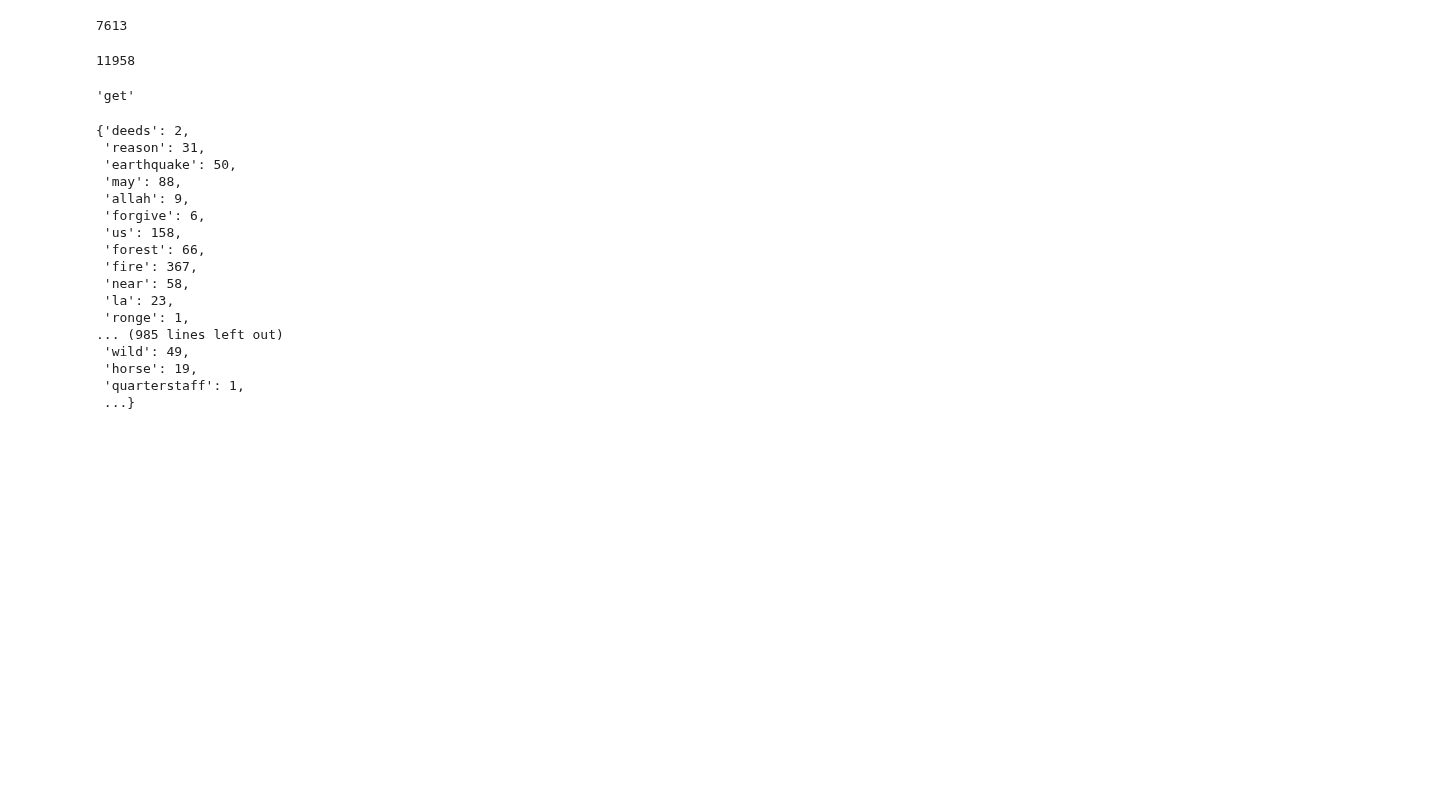
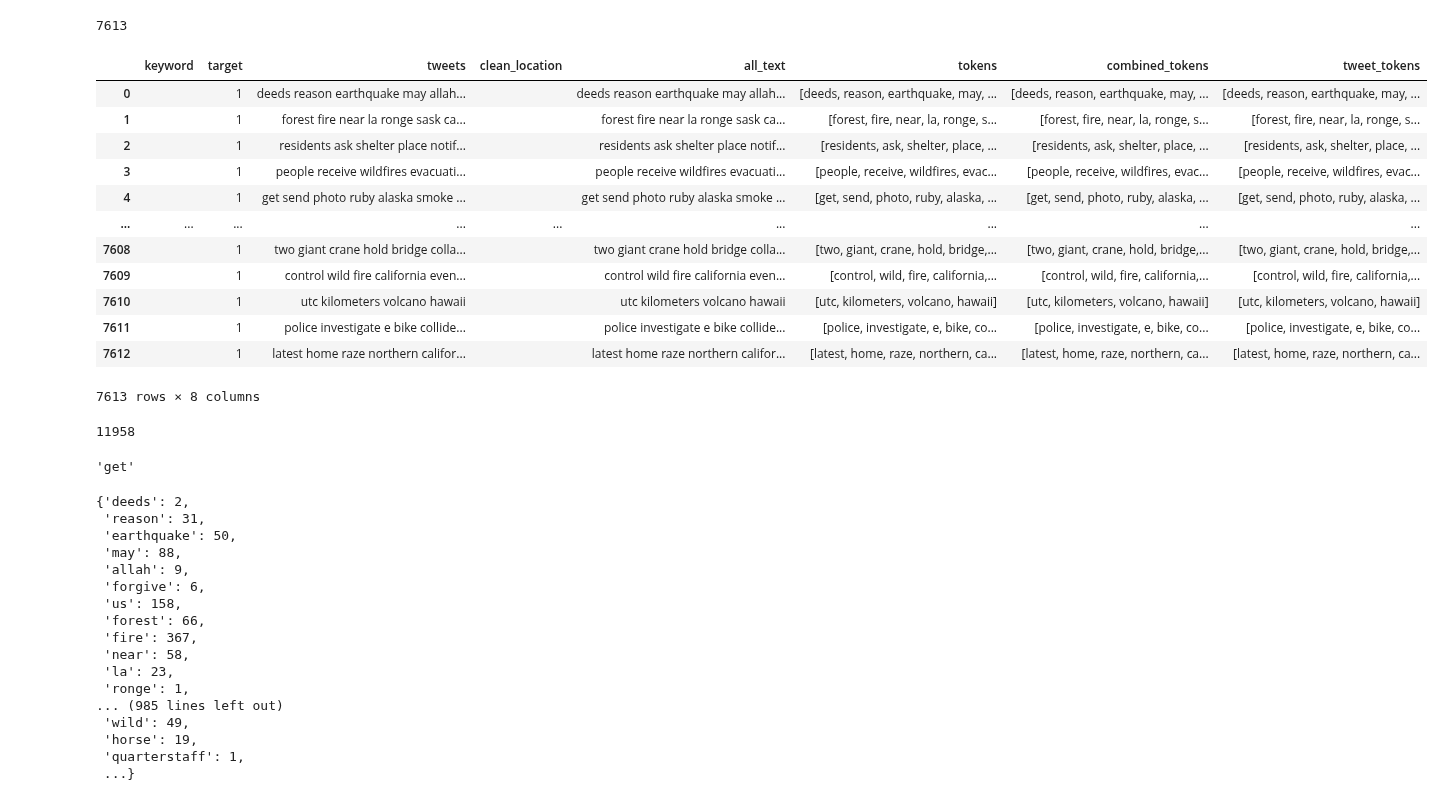
Before and after one commit to 8REN/disaster_tweets, a Jupyter notebook: preprocess_text.ipynb, the cells around one changed output. Cells and saved outputs as stored; diff of their text form; code cells hidden in the pictures; blank space fills up the shorter version.

```diff
--- a/preprocess_text.ipynb
+++ b/preprocess_text.ipynb
@@ -150,13 +150,17 @@ def tweet_preprocess(df):
 
     def denoise_tweet(text):
         new_text = re.sub(r"\S*https?:\S*",  r"", text)
-        nan_text = re.sub('nan', '', new_text)
+        x = re.sub('#cafire', 'california fire', new_text)
+        x = re.sub('#calfires', 'california fires', x)
+        x = re.sub('#calwildfires', 'california wildfires', x)
+        x = re.sub('#cadrought', 'california drought', x)
+        x = re.sub('nan', '', x)
+        nan_text = re.sub('nan', '', x)
         new_text_punct = re.sub(r"[^\w\s@]",  r" ", nan_text)
         text_digit = re.sub(r"\d",  r" ", new_text_punct)
         km_text = re.sub('km', 'kilometers', text_digit)
         unicode_chars = re.sub('[^\u0000-\u007f]', ' ', km_text)
-        strip_text = unicode_chars.strip()
-        return strip_text
+        return unicode_chars.strip()
 
 # tokenization & lemmatization function returns tokens
     def lemmatize_text(text):
@@ -235,7 +239,6 @@ def preprocess_location(df):
         unicode_string = re.sub('[^\u0000-\u007f]', '',  clean_text)
         lem_text = lemmatize_loc_text(unicode_string)
         new_text = ' '.join([x for x in norm_loc_text(lem_text)])
-        new_text = re.sub(r"-",  r" ", new_text)
         new_text = re.sub(r"est",  r"", new_text)
         return new_text
 
@@ -254,3 +267,3 @@ array([nan, 'birmingham', ' september bristol', ..., 'denton texas',
 # %%
-new_test_df = test_df.drop(['id', 'location', 'text'], axis=1)
-new_train_df = df.drop(['id', 'location', 'text'], axis=1)
+test_df.drop(['id', 'location', 'text'], axis=1, inplace=True)
+df.drop(['id', 'location', 'text'], axis=1, inplace=True)
@@ -281,3 +278,0 @@ test_df = combine_columns(test_df)
-# %%
-train_df.drop(['Unnamed: 0'], axis=1, inplace=True)
-test_df.drop(['Unnamed: 0'],axis=1, inplace=True)
@@ -473,6 +456,22 @@ for input_term in tokes:
 print(len(suggestion_list))
 # %% [output]
 7613
+# %%
+train_df
+# %% [output]
+|  | keyword | target | tweets | clean_location | all_text | tokens | combined_tokens | tweet_tokens |
+| 0 |  | 1 | deeds reason earthquake may allah... |  | deeds reason earthquake may allah... | [deeds, reason, earthquake, may, ... | [deeds, reason, earthquake, may, ... | [deeds, reason, earthquake, may, ... |
+| 1 |  | 1 | forest fire near la ronge sask ca... |  | forest fire near la ronge sask ca... | [forest, fire, near, la, ronge, s... | [forest, fire, near, la, ronge, s... | [forest, fire, near, la, ronge, s... |
+| 2 |  | 1 | residents ask shelter place notif... |  | residents ask shelter place notif... | [residents, ask, shelter, place, ... | [residents, ask, shelter, place, ... | [residents, ask, shelter, place, ... |
+| 3 |  | 1 | people receive wildfires evacuati... |  | people receive wildfires evacuati... | [people, receive, wildfires, evac... | [people, receive, wildfires, evac... | [people, receive, wildfires, evac... |
+| 4 |  | 1 | get send photo ruby alaska smoke ... |  | get send photo ruby alaska smoke ... | [get, send, photo, ruby, alaska, ... | [get, send, photo, ruby, alaska, ... | [get, send, photo, ruby, alaska, ... |
+| ... | ... | ... | ... | ... | ... | ... | ... | ... |
+| 7608 |  | 1 | two giant crane hold bridge colla... |  | two giant crane hold bridge colla... | [two, giant, crane, hold, bridge,... | [two, giant, crane, hold, bridge,... | [two, giant, crane, hold, bridge,... |
+| 7609 |  | 1 | control wild fire california even... |  | control wild fire california even... | [control, wild, fire, california,... | [control, wild, fire, california,... | [control, wild, fire, california,... |
+| 7610 |  | 1 | utc kilometers volcano hawaii |  | utc kilometers volcano hawaii | [utc, kilometers, volcano, hawaii] | [utc, kilometers, volcano, hawaii] | [utc, kilometers, volcano, hawaii] |
+| 7611 |  | 1 | police investigate e bike collide... |  | police investigate e bike collide... | [police, investigate, e, bike, co... | [police, investigate, e, bike, co... | [police, investigate, e, bike, co... |
+| 7612 |  | 1 | latest home raze northern califor... |  | latest home raze northern califor... | [latest, home, raze, northern, ca... | [latest, home, raze, northern, ca... | [latest, home, raze, northern, ca... |
+7613 rows × 8 columns
 # %%
 # Creating the dicti
 word_dict = {}
```
Also changed, not shown: parts of 41 cells of this notebook.
